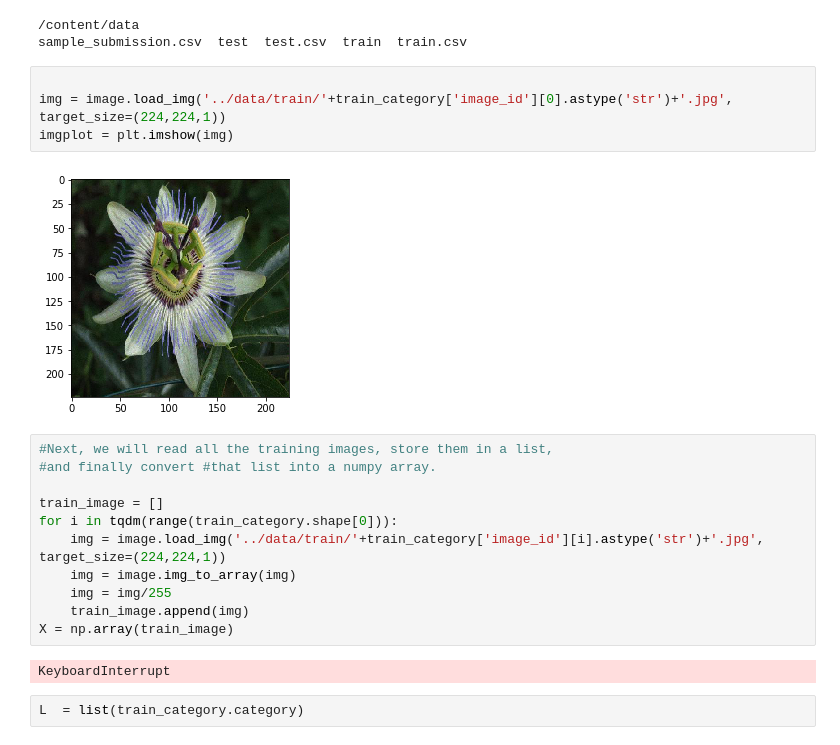
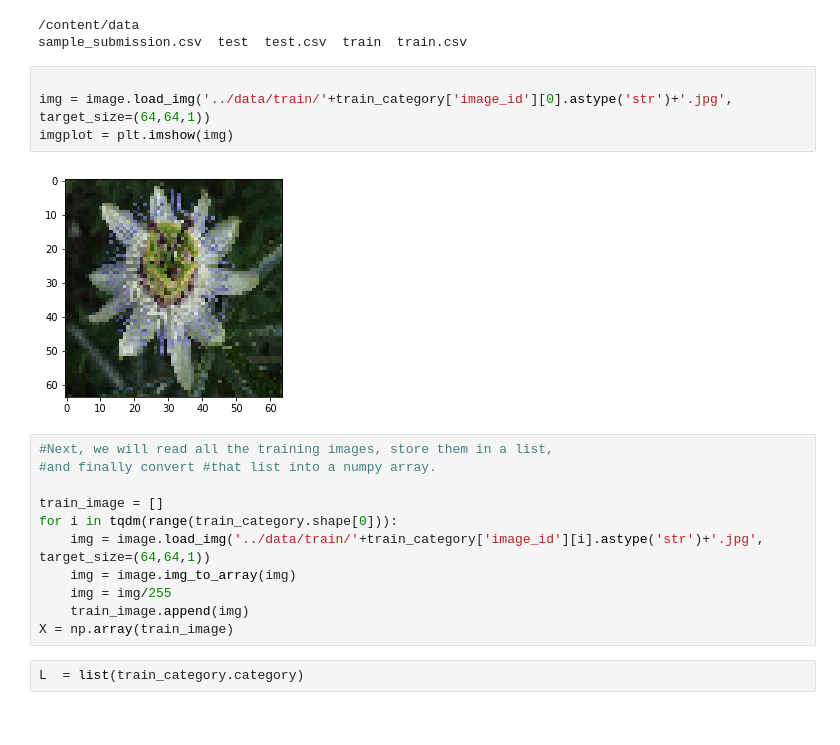
Before and after one commit to sagar9926/FlowerClassification, a Jupyter notebook: Copy_of_Flower_category_comp.ipynb, the cells around one changed output. Cells and saved outputs as stored; diff of their text form.

```diff
--- a/Copy_of_Flower_category_comp.ipynb
+++ b/Copy_of_Flower_category_comp.ipynb
@@ -131,23 +130,21 @@ Name: category, Length: 102, dtype: int64
 sample_submission.csv  test  test.csv  train  train.csv
 # %%
 
-img = image.load_img('../data/train/'+train_category['image_id'][0].astype('str')+'.jpg', target_size=(224,224,1))
+img = image.load_img('../data/train/'+train_category['image_id'][0].astype('str')+'.jpg', target_size=(64,64,1))
 imgplot = plt.imshow(img)
 # %% [output]
-[figure, old version]
+[figure, new version]
 # %%
 #Next, we will read all the training images, store them in a list,
 #and finally convert #that list into a numpy array.
 
 train_image = []
 for i in tqdm(range(train_category.shape[0])):
-    img = image.load_img('../data/train/'+train_category['image_id'][i].astype('str')+'.jpg', target_size=(224,224,1))
+    img = image.load_img('../data/train/'+train_category['image_id'][i].astype('str')+'.jpg', target_size=(64,64,1))
     img = image.img_to_array(img)
     img = img/255
     train_image.append(img)
 X = np.array(train_image)
-# %% [output]
-KeyboardInterrupt
 # %%
 L  = list(train_category.category)
 # %%
```
Also changed, not shown: parts of 9 cells of this notebook.
